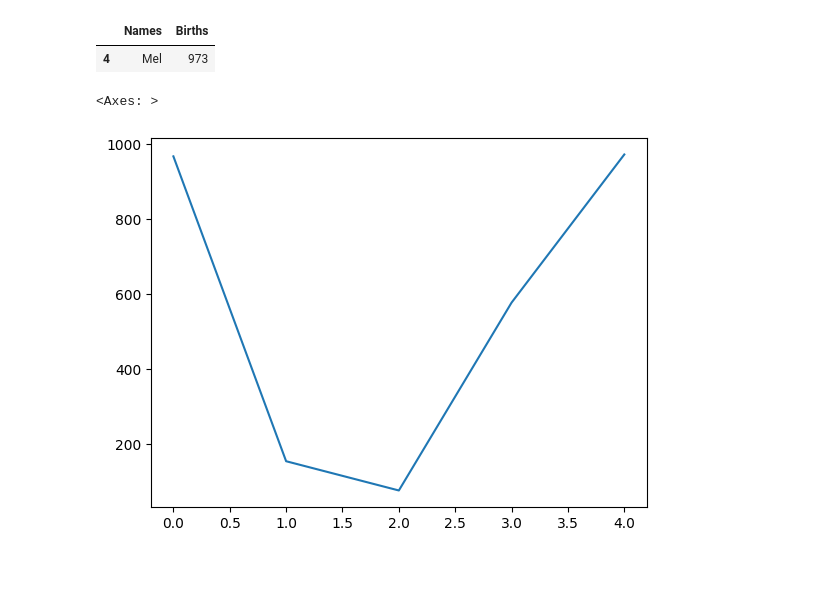
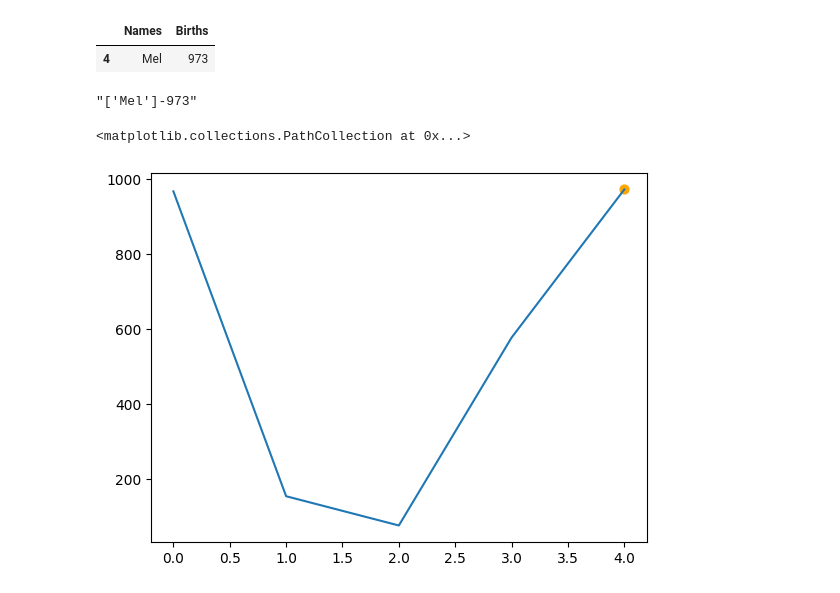
Before and after one commit to DagalSV/clone_BigData_2024, a Jupyter notebook: pandas_examples.ipynb, the cells around one changed output. Saved outputs shown, nothing was run; the diff lists cells and outputs as text; code cells hidden in the pictures.

```diff
--- a/pandas_examples.ipynb
+++ b/pandas_examples.ipynb
@@ -148,8 +148,18 @@ sorted.head(1)
 # %% [output]
 |  | Names | Births |
 | 4 | Mel | 973 |
+# %%
+filter = df['Births'] == df['Births'].max()
+max_name = df['Names'][filter].values
+
+text = str(max_name) + '-' + str(max_value)
+text
+# %% [output]
+"['Mel']-973"
 # %%
 df['Births'].plot()
+
+plt.scatter(df.sort_values(['Births'], ascending= False).head(1).index[0], max_value, color='orange', s=40, marker='o')
 # %% [output]
-<Axes: >
+<matplotlib.collections.PathCollection at 0x...>
-[figure, old version]
+[figure, new version]
```
Also changed, not shown: parts of 14 cells of this notebook.
